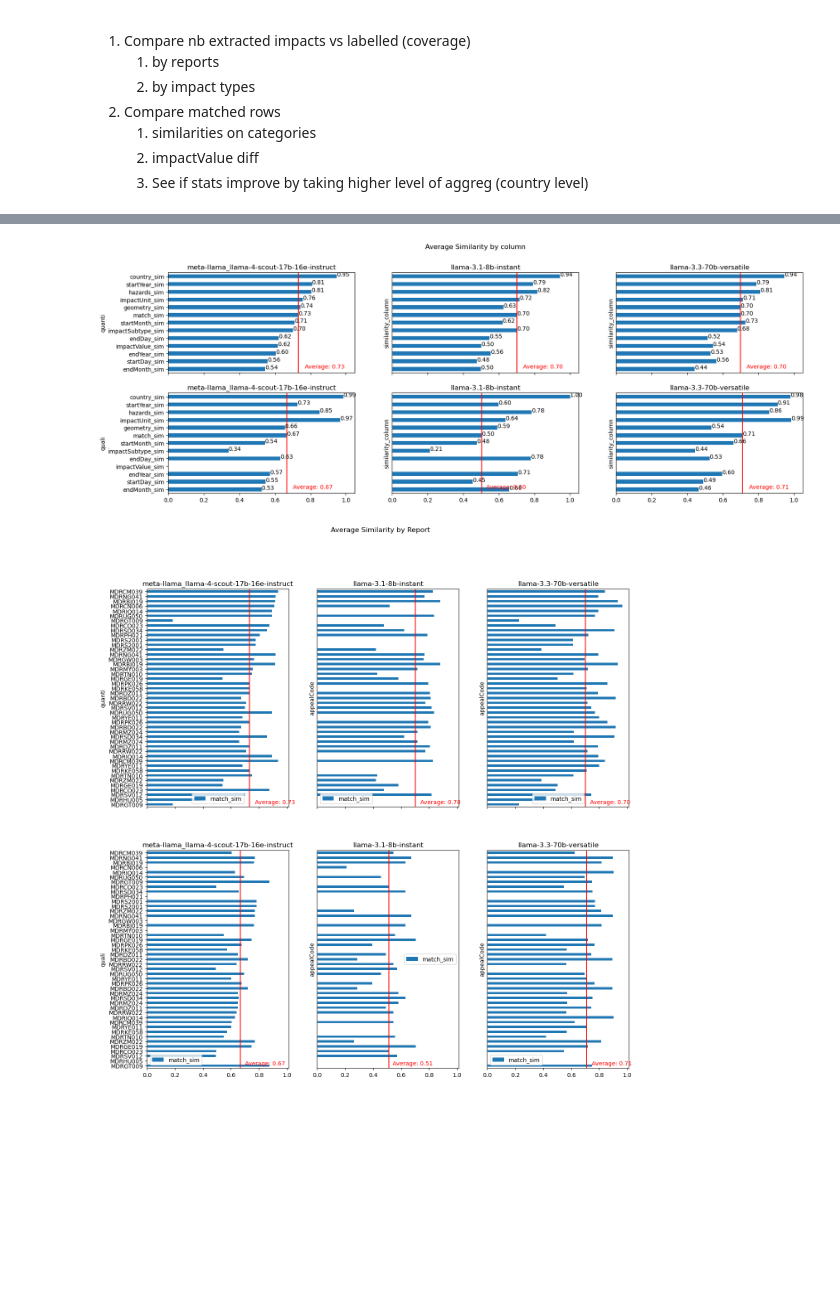
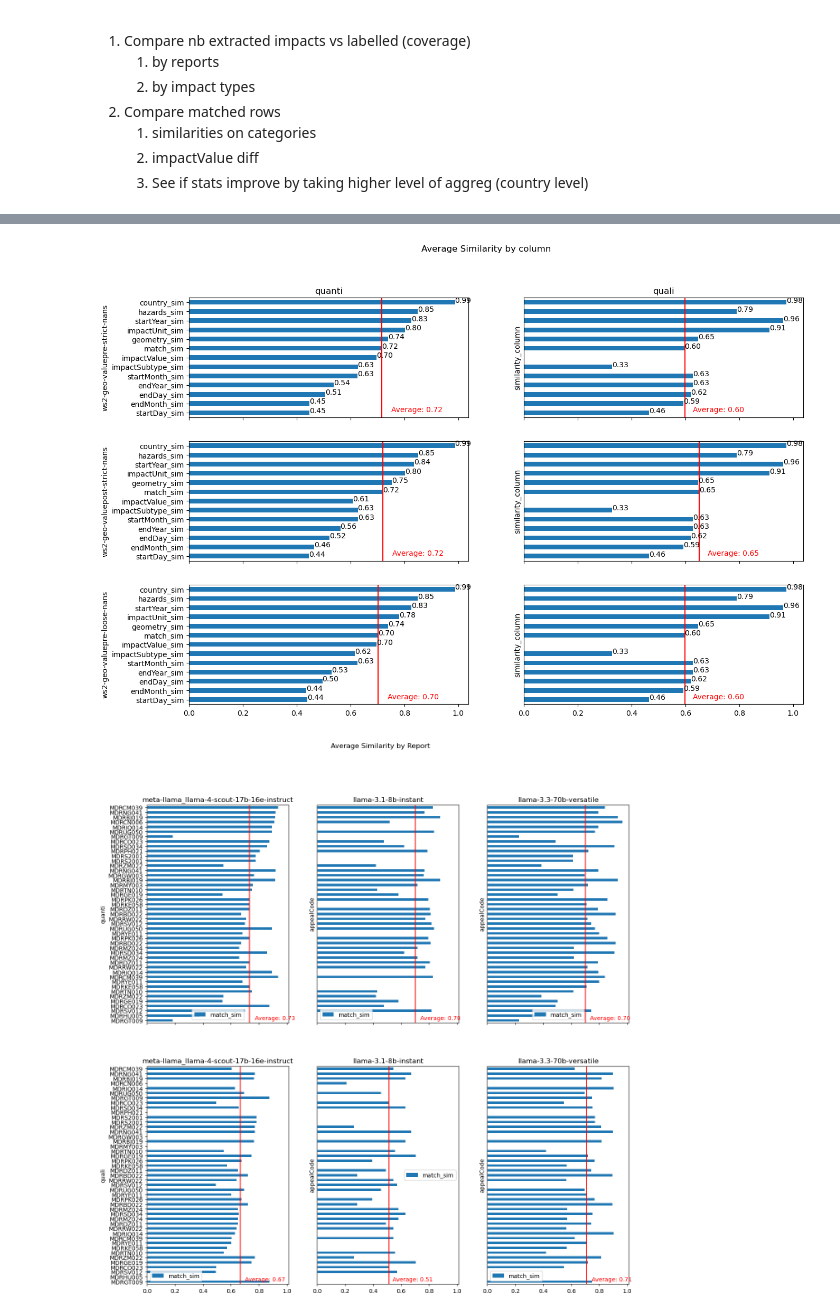
Before and after one commit to luseverin/ROUGE_database, a Jupyter notebook: notebooks/accuracy_results.ipynb, the cells around one changed output, grey strips where cells are left out. Cells and saved outputs as stored; diff of their text form; code cells hidden in the pictures; blank space fills up the shorter version.

Commit message:
Improve accuracy plots

```diff
--- a/notebooks/accuracy_results.ipynb
+++ b/notebooks/accuracy_results.ipynb
@@ -28,12 +30,14 @@ from src.accuracy import max_value_diff
 #matched_df3 = gpd.read_feather(DATA_OUT_PROC / (filename_out3 + ".feather"))
 # %%
 #load matched data different keys
-keys = ["meta-llama_llama-4-scout-17b-16e-instruct", "llama-3.1-8b-instant", "llama-3.3-70b-versatile"]
-filename_out1 = f"matched_data_ws2-geo-valuepost_post_processed_flags_labelled_reports_{keys[0]}_v230925"
+models = ["meta-llama_llama-4-scout-17b-16e-instruct", "llama-3.1-8b-instant", "llama-3.3-70b-versatile"]
+keys = ["ws2-geo-valuepre-strict-nans", "ws2-geo-valuepost-strict-nans", "ws2-geo-valuepre-loose-nans"]
+res_savename_ext = f"post_processed_labelled_reports_DREF_target"
+filename_out1 = f"matched_data_{keys[0]}_{res_savename_ext}_{models[0]}_v211025"
 matched_df1 = gpd.read_feather(DATA_OUT_PROC / (filename_out1 + ".feather"))
-filename_out2 = f"matched_data_ws2-geo-valuepost_post_processed_flags_labelled_reports_{keys[1]}_v250925"
+filename_out2 = f"matched_data_{keys[1]}_{res_savename_ext}_{models[0]}_v211025"
 matched_df2 = gpd.read_feather(DATA_OUT_PROC / (filename_out2 + ".feather"))
-filename_out3 = f"matched_data_ws2-geo-valuepost_post_processed_flags_labelled_reports_{keys[2]}_v250925"
+filename_out3 = f"matched_data_{keys[2]}_{res_savename_ext}_{models[0]}_v211025"
 matched_df3 = gpd.read_feather(DATA_OUT_PROC / (filename_out3 + ".feather"))
 # %%
 DEF_CRS_EPSG = "EPSG:4326"
@@ -189,25 +272,29 @@ if "impactValue_error" in appeal_df.columns:
 # %%
-fig, axes = plt.subplots(2,len(keys), figsize=(20, 7),sharey=False, sharex=True)
+fig, axes = plt.subplots(len(keys), 2, figsize=(15, 10),sharey=False, sharex=True)
 fig.suptitle("Average Similarity by column")
 sim_labels = sim_df[(sim_df["key"]==keys[0]) & (sim_df["ext_type"]=="quanti")].sort_values("avg_similarity", ascending=True)["similarity_column"].values
 for k, ext_type in enumerate(["quanti", "quali"]):
     sim_df_q = sim_df[sim_df["ext_type"] == ext_type]
     for i, key in enumerate(keys):
         key_df = sim_df_q[sim_df_q["key"] == key]
         key_df = key_df.set_index(["similarity_column"])
         key_df = key_df.reindex(sim_labels)
-        key_df["avg_similarity"].T.plot(kind="barh", ax=axes[k,i], title=key)
+        key_df["avg_similarity"].T.plot(kind="barh", ax=axes[i,k], title="")
         for j, v in enumerate(key_df["avg_similarity"].T):
-            axes[k,i].text(v, j, f"{v:.2f}")
+            axes[i,k].text(v, j, f"{v:.2f}")
         avg_sim = key_df.loc["match_sim", "avg_similarity"]
-        axes[k,i].axvline(avg_sim, color="r")
-        axes[k,i].text(1.05*avg_sim, 0.1, f"Average: {avg_sim:.2f}", color="r")
-        if i != 0:
-            axes[k,i].set_yticks([])
+        axes[i,k].axvline(avg_sim, color="r")
+        axes[i,k].text(1.05*avg_sim, 0.1, f"Average: {avg_sim:.2f}", color="r")
+        if k != 0:
+            axes[i,k].set_yticks([])
         else:
-            axes[k,i].set_ylabel(ext_type)
+            axes[i,k].set_ylabel(key)
+        if i == 0:
+            axes[i,k].set_title(ext_type)
+        #if i == len(keys)-1:
+        #    axes[i,k].set_xlabel("%")
 # %% [output]
-[figure, old version]
+[figure, new version]
 # %%
 #import seaborn as sns
 #fig, axes = plt.subplots(1,2, figsize=(14, 7))
```
Also changed, not shown: parts of 11 cells of this notebook.
